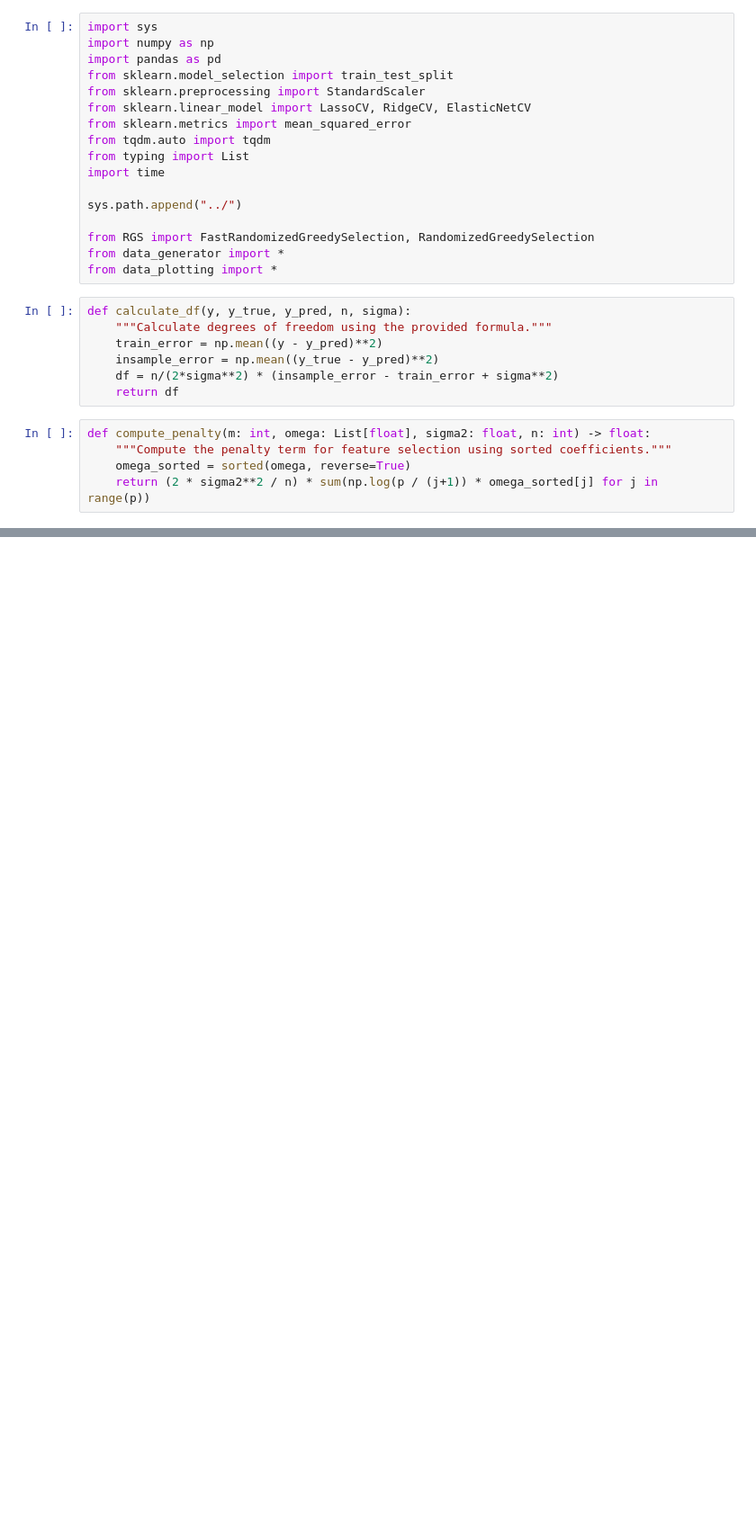
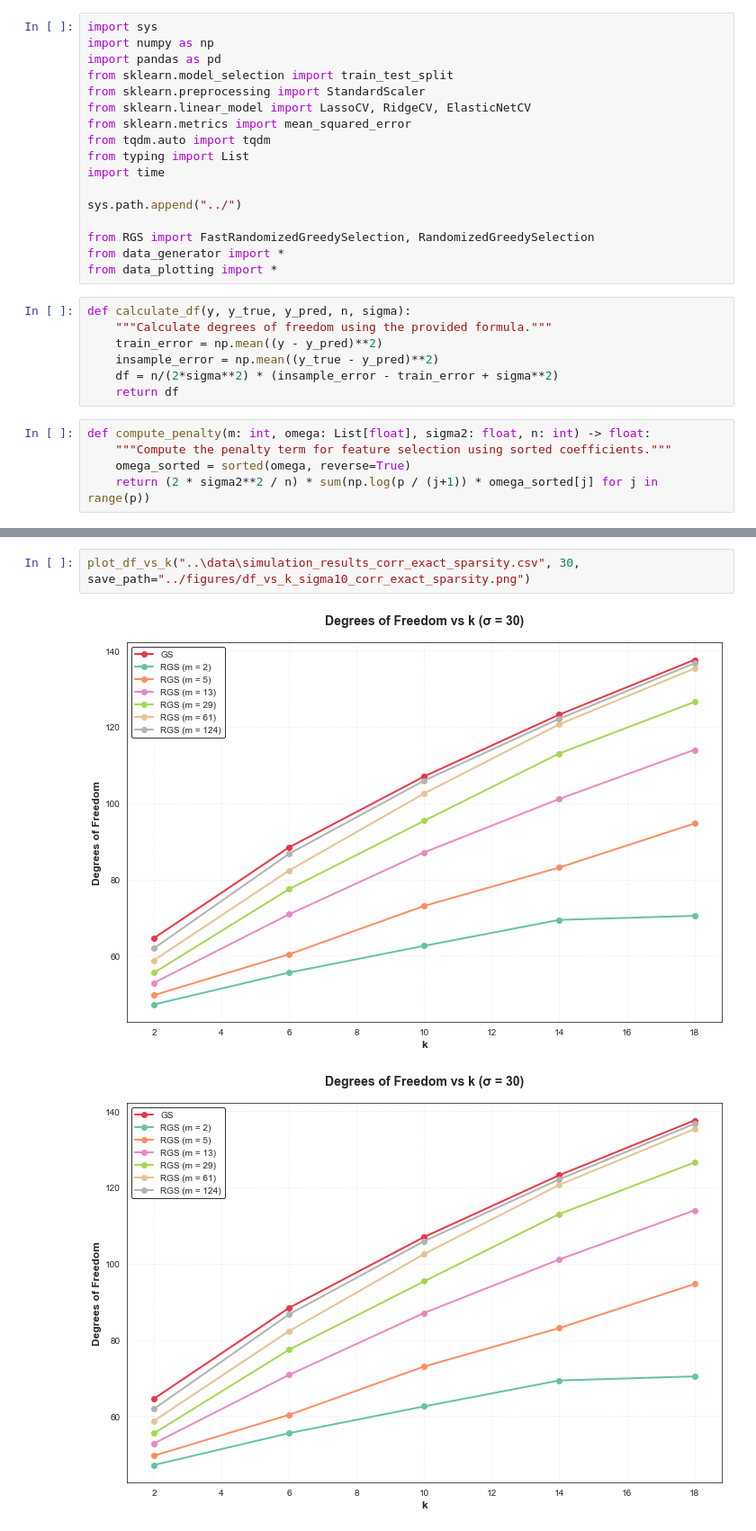
Before and after one commit to yuyumi/RGS, a Jupyter notebook: notebooks/05_RGS_simulated_data.ipynb, the cells around one changed output, grey strips where cells are left out. Shown at 90% size. Saved outputs shown, nothing was run; the diff lists cells and outputs as text; blank space fills up the shorter version.

```diff
--- a/notebooks/05_RGS_simulated_data.ipynb
+++ b/notebooks/05_RGS_simulated_data.ipynb
@@ -372,0 +350,5 @@ plot_mse_by_sigma("..\data\simulation_results_20250106_213222.csv")
+# %%
+plot_df_vs_k("..\data\simulation_results_corr_exact_sparsity.csv", 30, save_path="../figures/df_vs_k_sigma10_corr_exact_sparsity.png")
+# %% [output]
+[figure, added]
+[figure, added]
```
Also changed, not shown: parts of 7 cells of this notebook, 3 other files.
